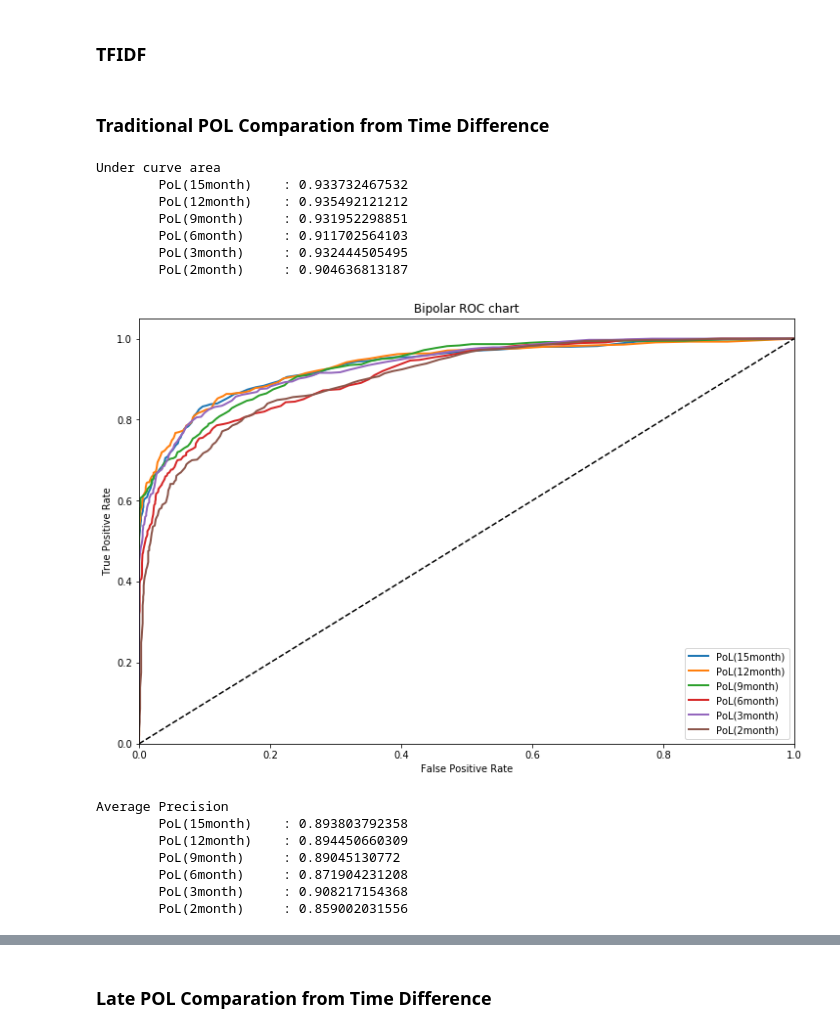
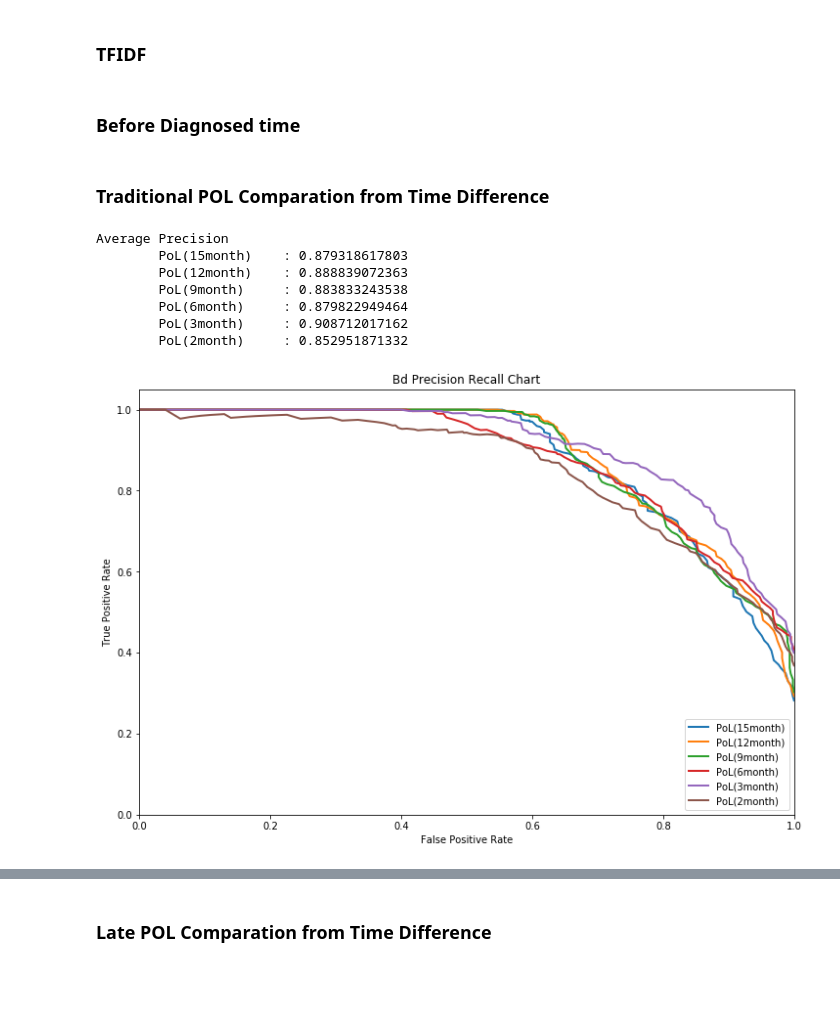
Before and after one commit to yenhao/Bipolar-Disorder-Detection, a Jupyter notebook: detect time/pattern of life/RandomForestClassifier_Server.ipynb, the cells around one changed output, grey strips where cells are left out. Saved outputs shown, nothing was run; the diff lists cells and outputs as text; code cells hidden in the pictures; blank space fills up the shorter version.

Commit message:
new dataset which is before diagnosed

```diff
--- a/detect time/pattern of life/RandomForestClassifier_Server.ipynb
+++ b/detect time/pattern of life/RandomForestClassifier_Server.ipynb
@@ -80,0 +98,10 @@ len(bd_month2)
+# %%
+bd_month12_, bd_month9_, bd_month6_, bd_month3_, bd_month2_ = [], [], [], [], []
+bd_variable = [bd_month12_, bd_month9_, bd_month6_, bd_month3_, bd_month2_]
+bd_time = [12,9,6,3,2]
+for timeSeries in long_bd_clean:
+    username = timeSeries.name[0]
+    for i in xrange(len(bd_time)):
+        temp_ts = timeSeries[timeSeries.index <= dia_dict[username]]
+        if temp_ts.shape[0] > 30 and ((temp_ts.index[-1] - temp_ts.index[0]).days)/25 >= bd_time[i]:
+            bd_variable[i].append(temp_ts)
@@ -1501,29 +1612,55 @@ tfidf9_scores, tfidf9_labels, _ = tfidf_groups.getLabelsScores(name +"_9", class
 tfidf6_scores, tfidf6_labels, _ = tfidf_groups.getLabelsScores(name +"_6", classifier,n_fold=n_fold, consider_time = 6)
 tfidf3_scores, tfidf3_labels, _ = tfidf_groups.getLabelsScores(name +"_3", classifier,n_fold=n_fold, consider_time = 3)
 tfidf2_scores, tfidf2_labels, _ = tfidf_groups.getLabelsScores(name +"_2", classifier,n_fold=n_fold, consider_time = 2)
+# %% [markdown]
+### Before Diagnosed time
+# %%
+name = 'Bd'
+
+POL12_scores_, POL12_labels_, _ = pol_groups_.getLabelsScores(name+"_12", classifier,n_fold=n_fold, selection=GBPOL_selection, consider_time = 12)
+POL9_scores_, POL9_labels_, _ = pol_groups_.getLabelsScores(name+"_9", classifier,n_fold=n_fold, selection=GBPOL_selection, consider_time = 9)
+POL6_scores_, POL6_labels_, _ = pol_groups_.getLabelsScores(name+"_6", classifier,n_fold=n_fold, selection=GBPOL_selection, consider_time = 6)
+POL3_scores_, POL3_labels_, _ = pol_groups_.getLabelsScores(name+"_3", classifier,n_fold=n_fold, selection=GBPOL_selection, consider_time = 3)
+POL2_scores_, POL2_labels_, _ = pol_groups_.getLabelsScores(name+"_2", classifier,n_fold=n_fold, selection=GBPOL_selection, consider_time = 2)
+
+latePOL12_scores_, latePOL12_labels_, _ = pol_groups_.getLabelsScores(name+"_12", classifier,n_fold=n_fold, selection=latePOL_selection, consider_time = 12)
+latePOL9_scores_, latePOL9_labels_, _ = pol_groups_.getLabelsScores(name+"_9", classifier,n_fold=n_fold, selection=latePOL_selection, consider_time = 9)
+latePOL6_scores_, latePOL6_labels_, _ = pol_groups_.getLabelsScores(name+"_6", classifier,n_fold=n_fold, selection=latePOL_selection, consider_time = 6)
+latePOL3_scores_, latePOL3_labels_, _ = pol_groups_.getLabelsScores(name+"_3", classifier,n_fold=n_fold, selection=latePOL_selection, consider_time = 3)
+latePOL2_scores_, latePOL2_labels_, _ = pol_groups_.getLabelsScores(name+"_2", classifier,n_fold=n_fold, selection=latePOL_selection, consider_time = 2)
+
+longPOL12_scores_, longPOL12_labels_, _ = pol_groups_.getLabelsScores(name+"_12", classifier,n_fold=n_fold, selection=LongPOL_selection, consider_time = 12)
+longPOL9_scores_, longPOL9_labels_, _ = pol_groups_.getLabelsScores(name+"_9", classifier,n_fold=n_fold, selection=LongPOL_selection, consider_time = 9)
+longPOL6_scores_, longPOL6_labels_, _ = pol_groups_.getLabelsScores(name+"_6", classifier,n_fold=n_fold, selection=LongPOL_selection, consider_time = 6)
+longPOL3_scores_, longPOL3_labels_, _ = pol_groups_.getLabelsScores(name+"_3", classifier,n_fold=n_fold, selection=LongPOL_selection, consider_time = 3)
+longPOL2_scores_, longPOL2_labels_, _ = pol_groups_.getLabelsScores(name+"_2", classifier,n_fold=n_fold, selection=LongPOL_selection, consider_time = 2)
+
+LIWC12_scores_, LIWC12_labels_, _ = pol_groups_.getLabelsScores(name +"_12", classifier,n_fold=n_fold, selection=LIWC_selection, consider_time = 12)
+LIWC9_scores_, LIWC9_labels_, _ = pol_groups_.getLabelsScores(name +"_9", classifier,n_fold=n_fold, selection=LIWC_selection, consider_time = 9)
+LIWC6_scores_, LIWC6_labels_, _ = pol_groups_.getLabelsScores(name +"_6", classifier,n_fold=n_fold, selection=LIWC_selection, consider_time = 6)
+LIWC3_scores_, LIWC3_labels_, _ = pol_groups_.getLabelsScores(name +"_3", classifier,n_fold=n_fold, selection=LIWC_selection, consider_time = 3)
+LIWC2_scores_, LIWC2_labels_, _ = pol_groups_.getLabelsScores(name +"_2", classifier,n_fold=n_fold, selection=LIWC_selection, consider_time = 2)
+
+tfidf12_scores_, tfidf12_labels_, _ = tfidf_groups_.getLabelsScores(name +"_12", classifier,n_fold=n_fold, consider_time = 12)
+tfidf9_scores_, tfidf9_labels_, _ = tfidf_groups_.getLabelsScores(name +"_9", classifier,n_fold=n_fold, consider_time = 9)
+tfidf6_scores_, tfidf6_labels_, _ = tfidf_groups_.getLabelsScores(name +"_6", classifier,n_fold=n_fold, consider_time = 6)
+tfidf3_scores_, tfidf3_labels_, _ = tfidf_groups_.getLabelsScores(name +"_3", classifier,n_fold=n_fold, consider_time = 3)
+tfidf2_scores_, tfidf2_labels_, _ = tfidf_groups_.getLabelsScores(name +"_2", classifier,n_fold=n_fold, consider_time = 2)
 # %% [markdown]
 ### Traditional POL Comparation from Time Difference
 # %%
 names = ["PoL(15month)","PoL(12month)", "PoL(9month)", "PoL(6month)","PoL(3month)", "PoL(2month)"]
 
 bipolar_SCORES = [POL15_scores, POL12_scores, POL9_scores, POL6_scores, POL3_scores, POL2_scores]
 bipolar_LABELS = [POL15_labels[:,0], POL12_labels[:,0], POL9_labels[:,0], POL6_labels[:,0], POL3_labels[:,0], POL2_labels[:,0]]
 
-renderROC(bipolar_SCORES, bipolar_LABELS, name,names , linestyle=['solid','solid','solid','solid','solid','solid'], linewidth = 2)
 renderPRC(bipolar_SCORES, bipolar_LABELS, name, names, linestyle=['solid','solid','solid','solid','solid','solid'], linewidth = 2)
 # %% [output]
-Under curve area
-        PoL(15month)    : 0.933732467532
-        PoL(12month)    : 0.935492121212
-        PoL(9month)     : 0.931952298851
-        PoL(6month)     : 0.911702564103
-        PoL(3month)     : 0.932444505495
-        PoL(2month)     : 0.904636813187
+Average Precision
+        PoL(15month)    : 0.879318617803
+        PoL(12month)    : 0.888839072363
+        PoL(9month)     : 0.883833243538
+        PoL(6month)     : 0.879822949464
+        PoL(3month)     : 0.908712017162
+        PoL(2month)     : 0.852951871332
-[figure, old version]
+[figure, new version]
-Average Precision
-        PoL(15month)    : 0.893803792358
-        PoL(12month)    : 0.894450660309
-        PoL(9month)     : 0.89045130772
-        PoL(6month)     : 0.871904231208
-        PoL(3month)     : 0.908217154368
-        PoL(2month)     : 0.859002031556
```
Also changed, not shown: parts of 37 cells of this notebook.
